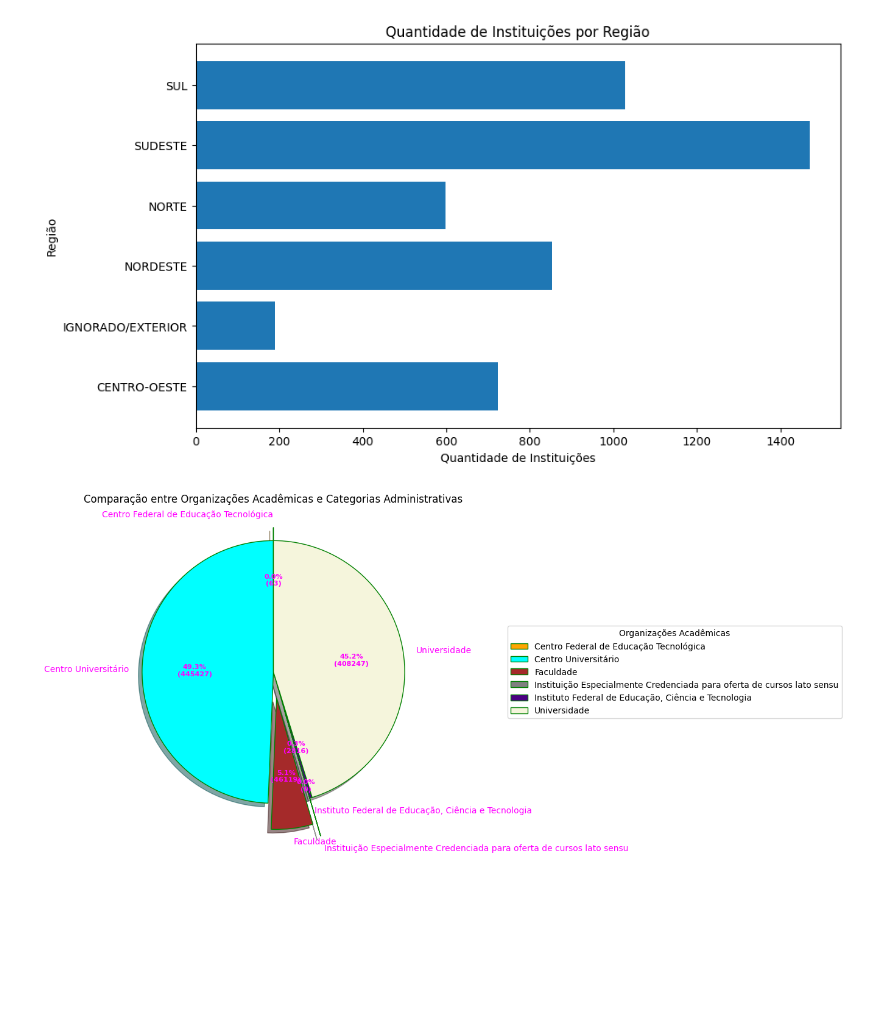
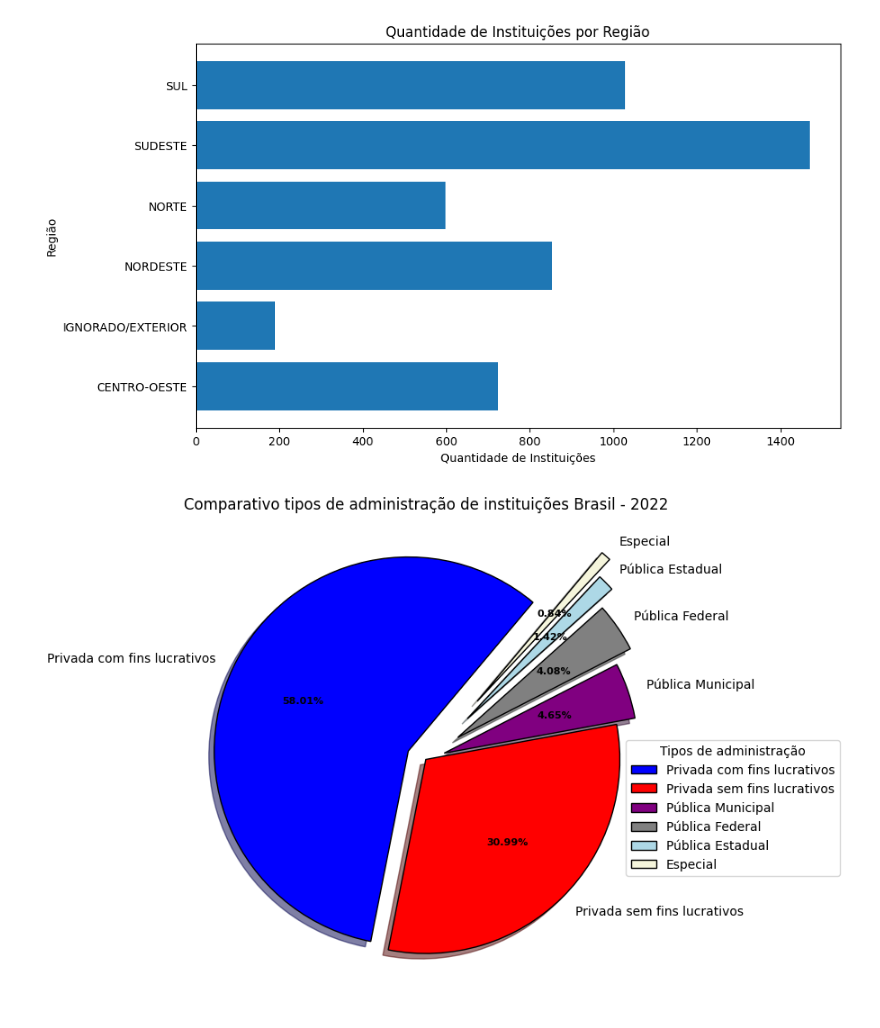
Before and after one commit to LucasPolicarpo-svg/Projeto_Final_Python, a Jupyter notebook: dados.ipynb, the cells around one changed output. Drawn from its saved outputs; the diff is of its cells as text; code cells hidden in the pictures; blank space fills up the shorter version.

```diff
--- a/dados.ipynb
+++ b/dados.ipynb
@@ -222,0 +281,20 @@ display(tabela_comparativa_org)
+# %%
+instituicoes_em_atividade = tabela[(tabela.SITUACAO_CURSO != 'Em extinção') & (tabela.SITUACAO_CURSO != 'Extinto')].drop_duplicates(subset=['NOME_IES'])
+
+instituicoes_em_atividade
+
+adm_instituicoes = instituicoes_em_atividade['CATEGORIA_ADMINISTRATIVA'].value_counts()
+
+adm_name = instituicoes_em_atividade['CATEGORIA_ADMINISTRATIVA'].drop_duplicates()
+
+tabela_adm = {}
+nova_tabela_adm = pd.DataFrame(tabela_adm)
+
+for x in range(len(adm_name)):
+    adm = adm_name.iloc[x]
+    qto = adm_instituicoes.iloc[x]
+
+    nova_linha = pd.DataFrame({ 'Administrador': [adm], 'Quantidade': [qto] }, index=[x])
+    nova_tabela_adm = pd.concat([nova_tabela_adm, nova_linha])
+
+display(nova_tabela_adm)
@@ -297,25 +442,35 @@ plt.show()
 # %%
 import numpy as np
 import matplotlib.pyplot as plt
 
-total_instituicoes = tabela_comparativa_org.index
-data = tabela_comparativa_org.sum(axis=1)
+adm = nova_tabela_adm['Administrador']
+qto = nova_tabela_adm['Quantidade']
 
-explode = (0.1, 0.0, 0.2, 0.3, 0.0, 0.0)
-colors = ("orange", "cyan", "brown", "grey", "indigo", "beige")
-wp = {'linewidth': 1, 'edgecolor': "green"}
+explode = (0.1, 0.0, 0.1, 0.2, 0.3, 0.4)
+colors = ( 'blue', 'Red', 'purple',
+          'grey', 'lightblue', 'beige')
+wp = { 'linewidth' : 1, 'edgecolor' : 'black' }
+def func(pct, allvalues):
+    absolute = int(pct / 100.*np.sum(allvalues))
+    return '{:.2f}%'.format(pct, absolute)
+fig, ax = plt.subplots(figsize =(10, 7))
+wedges, texts, autotexts = ax.pie(qto,
+                                  autopct = lambda pct: func(pct, qto),
+                                  explode = explode,
+                                  labels = adm,
+                                  shadow = True,
+                                  colors = colors,
+                                  startangle = 50,
+                                  wedgeprops = wp,
+                                  textprops = dict(color ="black"))
+ax.legend(wedges, adm,
+          title ='Tipos de administração',
+          loc ='center left',
+          bbox_to_anchor =(0.9, 0.1, 1.0, 0.6))
 
-def func(pct, allvalues):
-    absolute = int(pct / 100. * np.sum(allvalues))
-    return "{:.1f}%\n({:d})".format(pct, absolute)
-
-fig, ax = plt.subplots(figsize=(10, 7))
-wedges, texts, autotexts = ax.pie(data, autopct=lambda pct: func(pct, data), explode=explode, labels=total_instituicoes, shadow=True, colors=colors, startangle=90, wedgeprops=wp, textprops=dict(color="magenta"))
-
-ax.legend(wedges, total_instituicoes, title="Organizações Acadêmicas", loc="center left", bbox_to_anchor=(1.2, 0, 0.5, 1))
-
-plt.setp(autotexts, size=8, weight="bold")
-ax.set_title("Comparação entre Organizações Acadêmicas e Categorias Administrativas")
+plt.setp(autotexts, size = 8, weight ="bold")
+ax.set_title('Comparativo tipos de administração de instituições Brasil - 2022')
+plt.savefig("grafico_01.png")
 plt.show()
 # %% [output]
-[figure, old version]
+[figure, new version]
```
Also changed, not shown: parts of 24 cells of this notebook, 8 other files.
